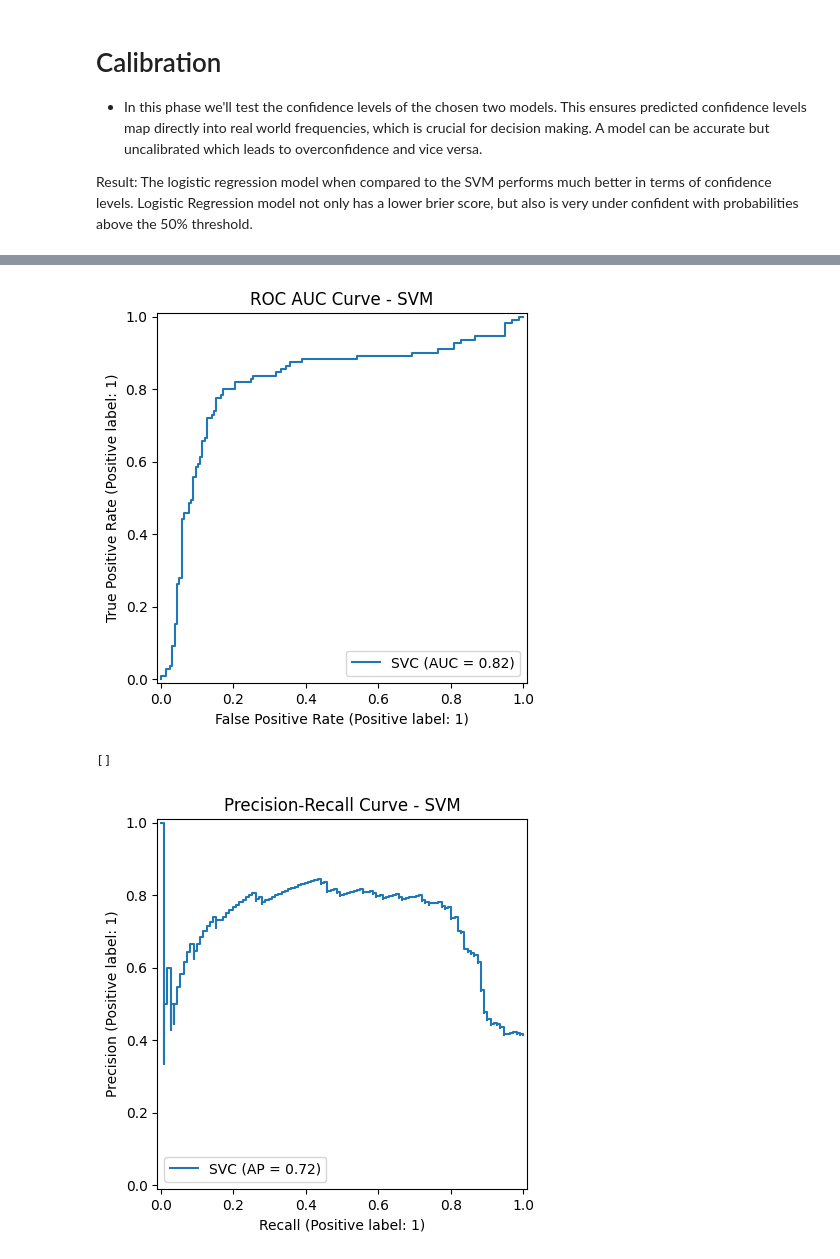
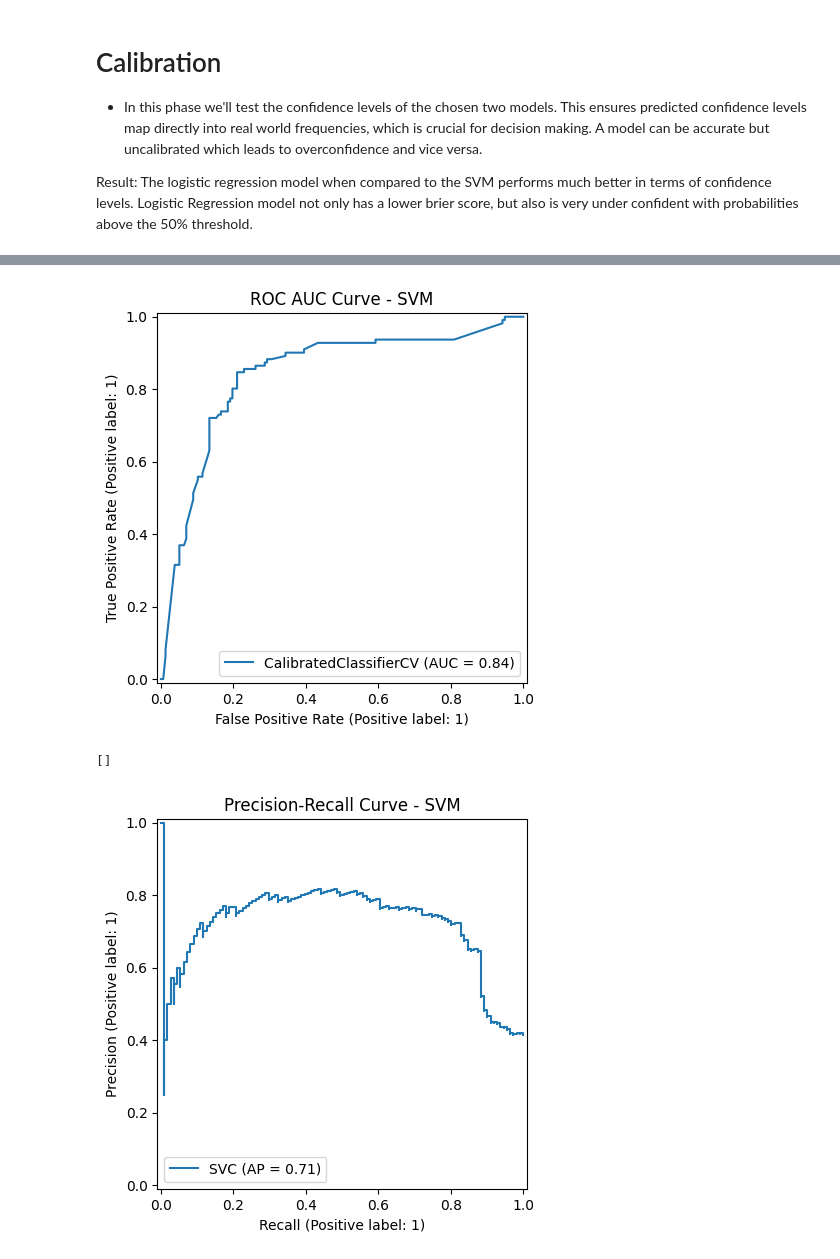
Before and after one commit to JudeMirac/titanic, a Jupyter notebook: Workflow/Notebooks/Model_evaluation.ipynb, the cells around one changed output, grey strips where cells are left out. Saved outputs shown, nothing was run; the diff lists cells and outputs as text; code cells hidden in the pictures.

```diff
--- a/Workflow/Notebooks/Model_evaluation.ipynb
+++ b/Workflow/Notebooks/Model_evaluation.ipynb
@@ -58,7 +58,7 @@ X_train2, X_test2, Y_train2, Y_test2 = train_test_split(X2, Y2, test_size = 0.3,
 from sklearn.svm import SVC
 
 # instantation process
-svm = SVC(probability= True, C=10, gamma=1)
+svm = SVC(probability= True, class_weight= 'balanced', C=10, gamma=1)
 
 # fit model onto data
 svm.fit(X_train2, Y_train2)
@@ -237,13 +243,13 @@ plt.show()
 # %%
 # plot curve for SVM
-RocCurveDisplay.from_estimator(svm, X_test2, Y_test2)
+RocCurveDisplay.from_estimator(calibrated_svc, X_test2, Y_test2)
 plt.title('ROC AUC Curve - SVM')
 plt.show()
 
 PrecisionRecallDisplay.from_estimator(svm, X_test2, Y_test2)
 plt.title('Precision-Recall Curve - SVM')
 plt.plot()
 # %% [output]
-[figure, old version]
+[figure, new version]
 []
-[figure, old version]
+[figure, new version]
```
Also changed, not shown: parts of 11 cells of this notebook.
